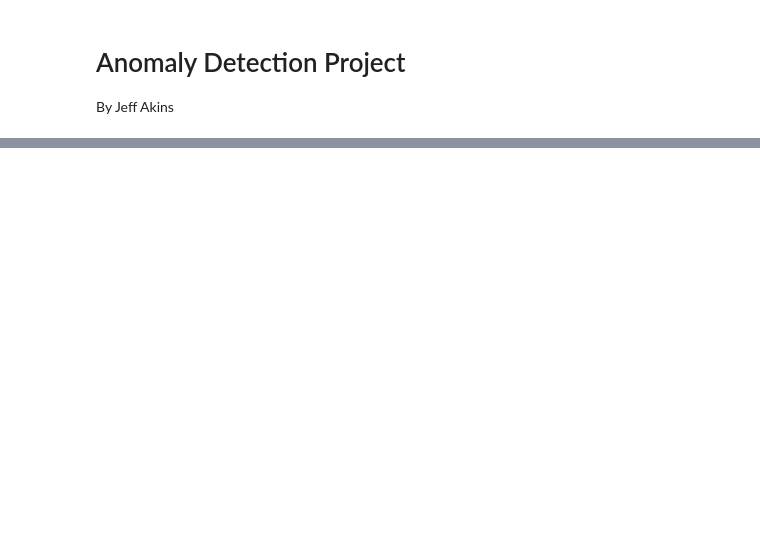
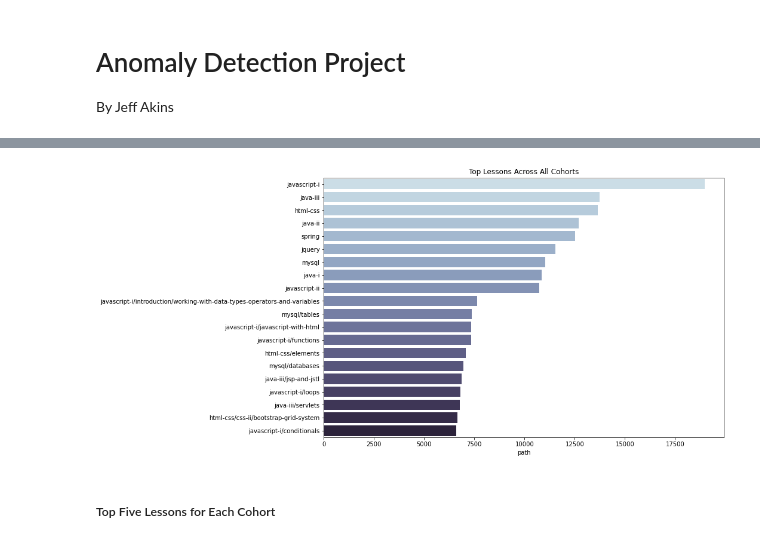
Before and after one commit to jeffakins/anomaly_detection_project, a Jupyter notebook: anomaly_detection_project.ipynb, the cells around one changed output, grey strips where cells are left out. Cells and saved outputs as stored; diff of their text form; code cells hidden in the pictures; blank space fills up the shorter version.

```diff
--- a/anomaly_detection_project.ipynb
+++ b/anomaly_detection_project.ipynb
@@ -88,10 +82,0 @@ log = log.drop(columns=['date', 'time'])
-# %%
-log.cohort_id = log.cohort_id.fillna(0)
-log.program_id = log.program_id.fillna(0)
-
-log.cohort_id = log.cohort_id.astype('int64')
-log.program_id = log.program_id.astype('int64')
-# %%
-column_list = ['name', 'slack', 'course_name', 'course_subdomain']
-for col in column_list:
-    log[col] = log[col].fillna('none')
@@ -103,0 +83,12 @@ log[log.start_date.isnull()]
+# %%
+# Removing all paths that are not a lesson
+lesson = log.copy()
+lesson = lesson[lesson.path.str.endswith('jpg') == False]
+lesson = lesson[lesson.path.str.endswith('jpeg') == False]
+lesson = lesson[lesson.path.str.endswith('svg') == False]
+lesson = lesson[(lesson.path != '/') & (lesson.path != 'search/search_index.json')
+                & (lesson.path != 'toc') & (lesson.path != 'appendix')]
+# %%
+# List of top 20 lessons across all cohorts:
+top_lessons = pd.DataFrame(lesson.path.value_counts().head(20))
+top_lessons
@@ -104,5 +113,9 @@ log[log.start_date.isnull()]
 # %%
+# Plot of top 20 lessons across all cohorts:
 plt.figure(figsize=(12, 8))
-sns.histplot(data=log,
-    x="hour", hue="cohort_id",
-    palette="ch:s=.25,rot=-.25",)
+sns.barplot(data=top_lessons,
+    x="path", y=top_lessons.index, palette="ch:s=.25,rot=-.25", )
+plt.title('Top Lessons Across All Cohorts')
+plt.show()
+# %% [output]
+[figure, added]
@@ -110,0 +122,2 @@ df[~ df.path.str.endswith('jpeg')]
+# %% [markdown]
+##### Top Five Lessons for Each Cohort
```
Also changed, not shown: parts of 31 cells of this notebook, 1 other file.
